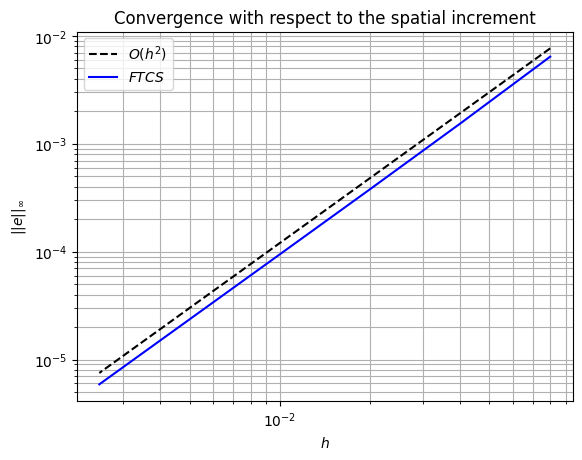
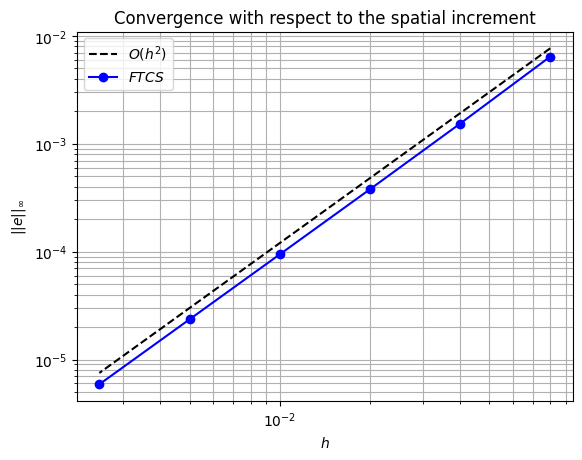
The notebook cell's code change between the first figure and the second:
--- before
+++ after
@@ -1,4 +1,4 @@
 plt.loglog(dx_values,1.2*np.array(dx_values)**2, 'k--', label=r"$O(h^2)$")
-plt.loglog(dx_values,dx_errors,color="blue", label=r"$FTCS$")
+plt.loglog(dx_values,dx_errors,'o-',color="blue", label=r"$FTCS$")
 plt.title("Convergence with respect to the spatial increment")
 plt.xlabel(r'$h$')

Commit: Exercise 4